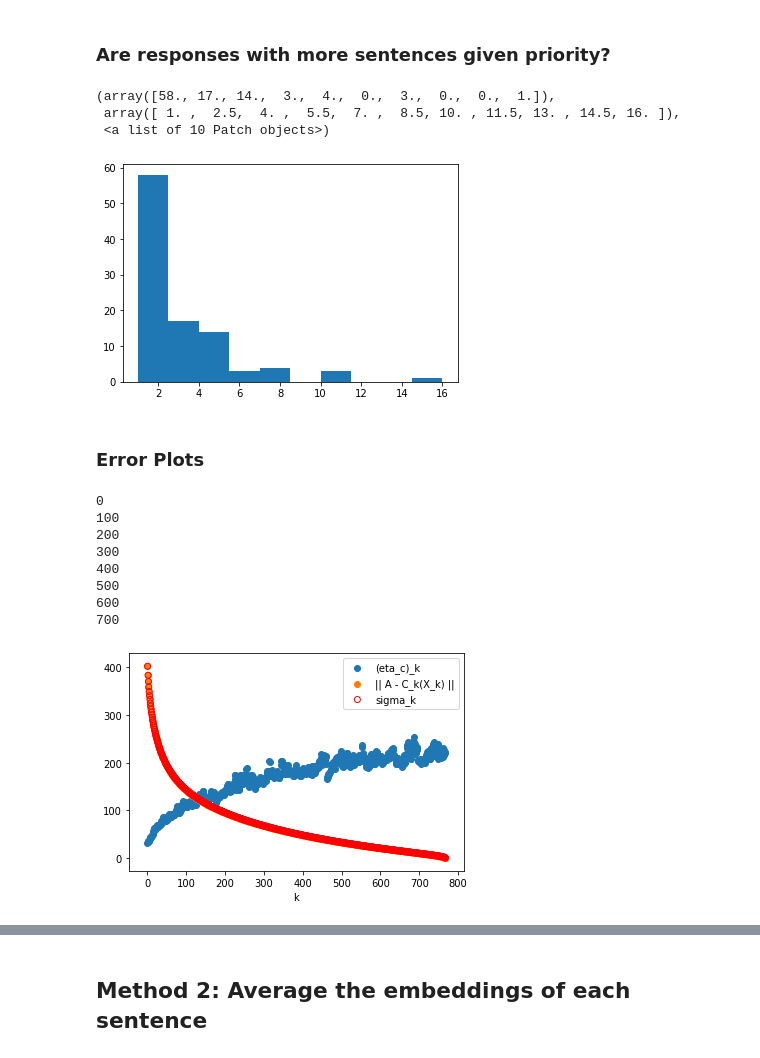
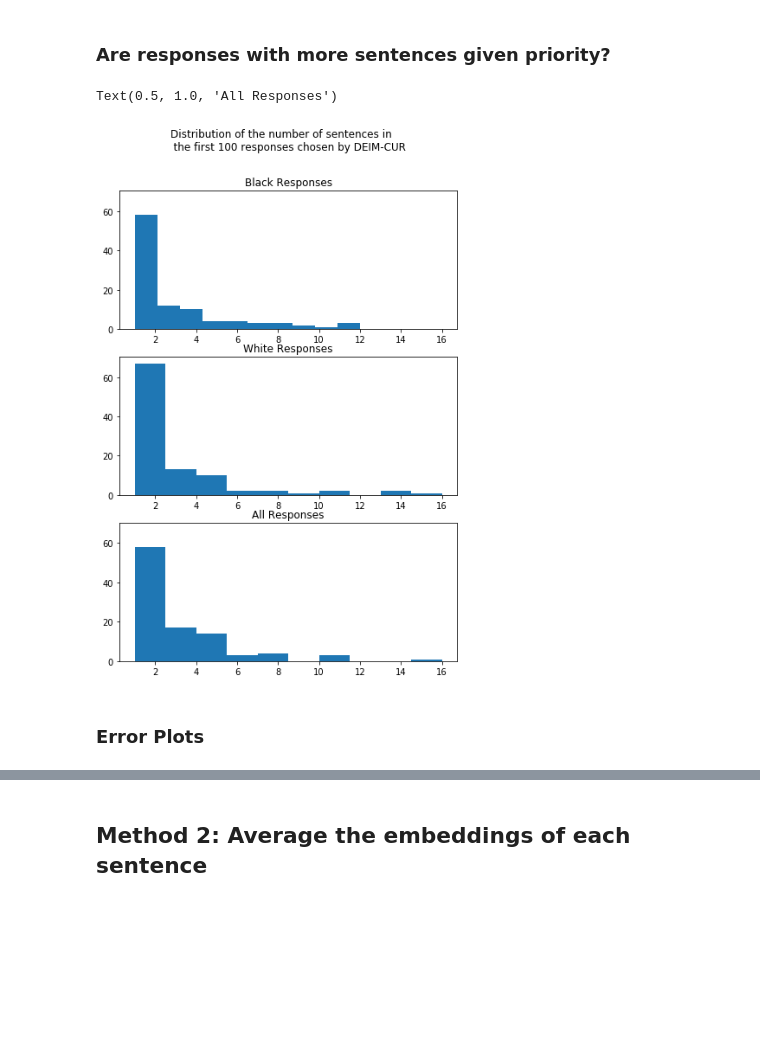
Before and after one commit to amos3vt/ASWW2, a Jupyter notebook: scripts/LongResponse_Embedding.ipynb, the cells around one changed output, grey strips where cells are left out. Cells and saved outputs as stored; diff of their text form; code cells hidden in the pictures; blank space fills up the shorter version.

```diff
--- a/scripts/LongResponse_Embedding.ipynb
+++ b/scripts/LongResponse_Embedding.ipynb
@@ -20,8 +21,5 @@ s_model = SentenceTransformer('bert-base-nli-stsb-mean-tokens')
 # Load survey data
 # %%
 # Read it in
-path = "../data/surveys_clean.csv"
+path = "../data/surveys_clean_filtered.csv"
 df = pd.read_csv(path, na_filter=False)
-
-# Drop unnecessary columns
-df.drop(columns=['ind_id', 'subject_id', 'image_name', 'image_name_2', 'index'], inplace=True)
@@ -122,11 +32,12 @@ df_race = df[df['about_race'] > 0]
 # Group by race
 df_race_black = df_race[df_race['racial_group'] == "black"]
 df_race_white = df_race[df_race['racial_group'] == "white"]
+df_race = pd.concat([df_race_black, df_race_white])
 
 # Get long responses
 res_race_black = df_race_black['long'].tolist()
 res_race_white = df_race_white['long'].tolist()
-res_race = res_race_black + res_race_white
+res_race = df_race['long'].tolist()
 # %% [markdown]
 ## Method 1: Use entire response
 # %%
@@ -162,7 +77,7 @@ plot_singular_values()
 # %% [markdown]
 ### CUR Decomposition
 # %%
-def cur(A, idx=False, SVD=None, rank=None, p_C=[], p_R=[]):
+def cur(A, idx=False, SVD=None, rank=None, p_C=None, p_R=None):
 
     if SVD==None:
         SVD = np.linalg.svd(A, full_matrices=False)
@@ -171,8 +86,9 @@ def cur(A, idx=False, SVD=None, rank=None, p_C=[], p_R=[]):
 
     V,S,Wt = SVD
 
-    def DEIM(M, p=[]): # row/column selection
+    def DEIM(M, p=None): # row/column selection
         if not p:
+            p = []
             p.append(np.argmax(np.abs(M[:,0]))) # row index of the largest value in the first column of M
         for i in range(len(p),rank):
             res = M[:,i] - np.dot(M[:,:i],np.dot(np.linalg.inv(M[:,:i][p]), M[:,i][p]))
@@ -182,7 +98,7 @@ def cur(A, idx=False, SVD=None, rank=None, p_C=[], p_R=[]):
     p_C = DEIM(np.transpose(Wt), p_C)
     C = A[:,p_C]
 
-    #p_R = DEIM(V)
+    #p_R = DEIM(V, p_R)
     #R = A[p_R]
 
     #U = np.linalg.pinv(C) @ A @ np.linalg.pinv(R)
@@ -194,14 +108,41 @@ C_race, p_C_race = cur(embed_race, idx=True)
+# %%
+C_race_black, p_C_race_black = cur(embed_race_black, idx=True)
+C_race_white, p_C_race_white = cur(embed_race_white, idx=True)
+C_race, p_C_race = cur(embed_race, idx=True)
 # %% [markdown]
 ### Are responses with more sentences given priority?
-# %%
-# Distribution of number of sentences in first 100 responses chosen by DEIM-CUR
-lengths = [len(res_race[i].split(". ")) for i in p_C_race[:100]]
-plt.hist(lengths)
-# %% [output]
-(array([58., 17., 14.,  3.,  4.,  0.,  3.,  0.,  0.,  1.]),
- array([ 1. ,  2.5,  4. ,  5.5,  7. ,  8.5, 10. , 11.5, 13. , 14.5, 16. ]),
- <a list of 10 Patch objects>)
-[figure, removed]
+# %%
+fig, axs = plt.subplots(3, sharex=True, sharey=True, figsize=(7,10))
+fig.suptitle(
+    """Distribution of the number of sentences in
+    the first 100 responses chosen by DEIM-CUR"""
+)
+
+list(filter(None, re.split("[.?!]", res_race_black[i].strip())))
+
+axs[0].hist([
+    len(list(filter(None, re.split("[.?!]", res_race_black[i].strip()))))
+    for i in p_C_race_black[:100]
+])
+axs[0].xaxis.set_tick_params(labelbottom=True)
+axs[0].set_title("Black Responses")
+
+axs[1].hist([
+    len(list(filter(None, re.split("[.?!]", res_race_white[i].strip()))))
+    for i in p_C_race_white[:100]
+])
+axs[1].xaxis.set_tick_params(labelbottom=True)
+axs[1].set_title("White Responses")
+
+axs[2].hist([
+    len(list(filter(None, re.split("[.?!]", res_race[i].strip()))))
+    for i in p_C_race[:100]
+])
+axs[2].xaxis.set_tick_params(labelbottom=True)
+axs[2].set_title("All Responses")
+# %% [output]
+Text(0.5, 1.0, 'All Responses')
+[figure, added]
 # %% [markdown]
 ### Error Plots
 # %%
@@ -241,12 +184,0 @@ def plot_eta_c(A):
-# %%
-plot_eta_c(embed_race)
-# %% [output]
-0
-100
-200
-300
-400
-500
-600
-700
-[figure, removed]
```
Also changed, not shown: parts of 56 cells of this notebook.
